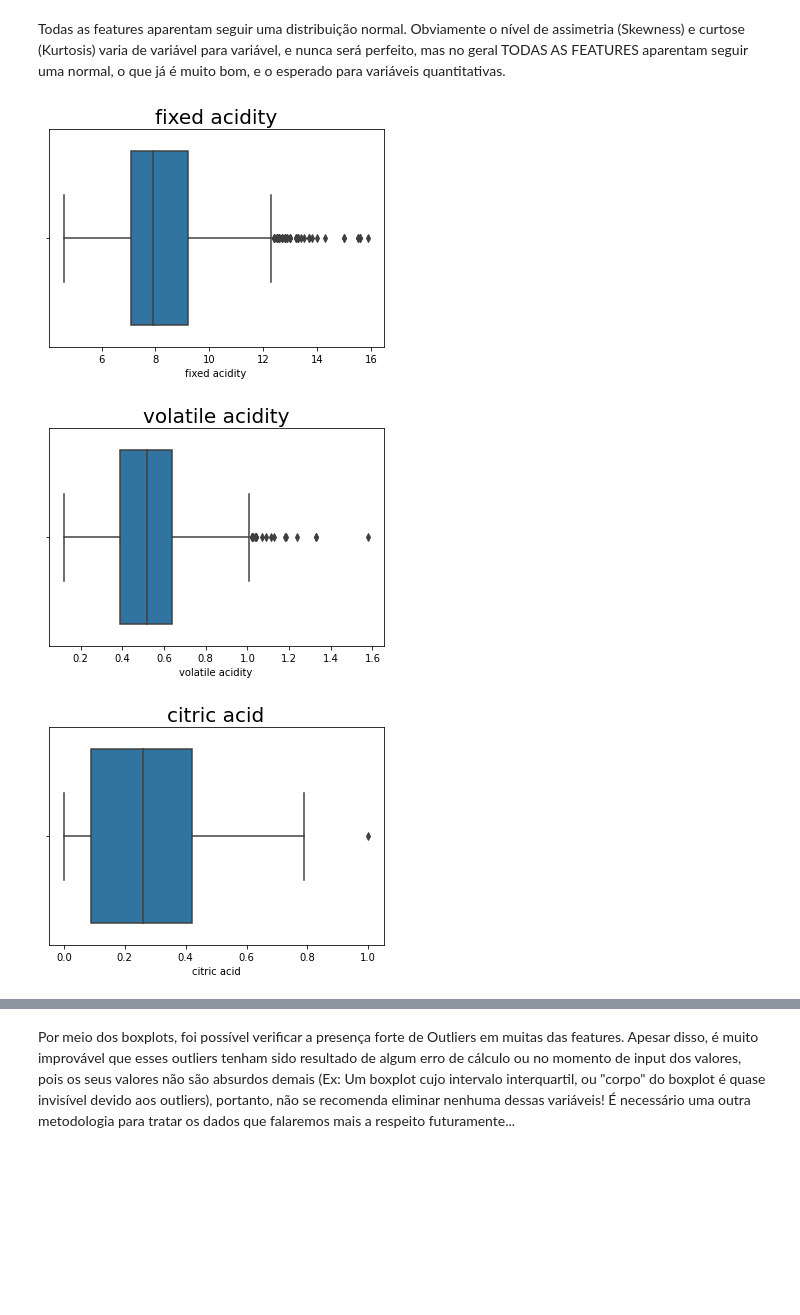
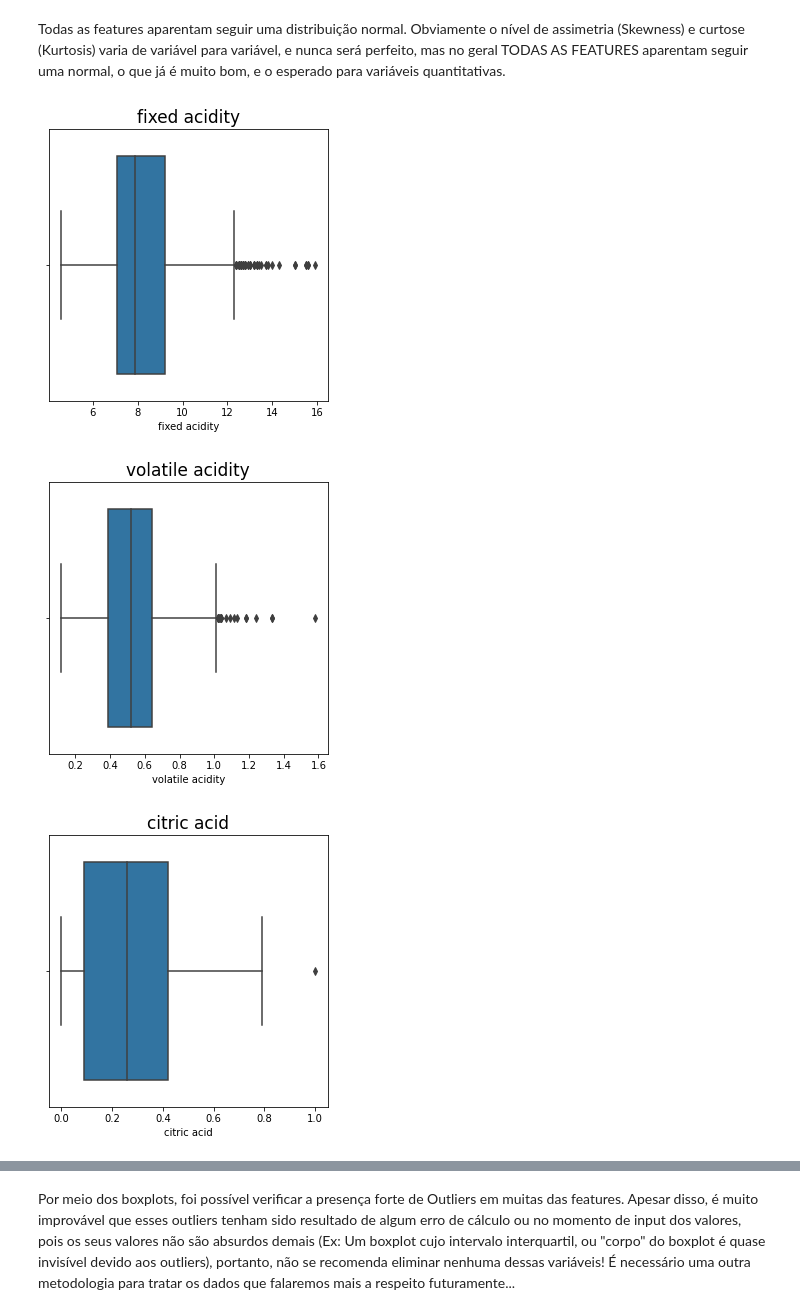
Before and after one commit to Ysgramor500/DataScienceInsper, a Jupyter notebook: DataScienceInsper - PI (Wine Kaggle).ipynb, the cells around one changed output, grey strips where cells are left out. Saved outputs shown, nothing was run; the diff lists cells and outputs as text; code cells hidden in the pictures; blank space fills up the shorter version.

```diff
--- a/DataScienceInsper - PI (Wine Kaggle).ipynb
+++ b/DataScienceInsper - PI (Wine Kaggle).ipynb
@@ -33,8 +38,8 @@ ProfileReport(df,minimal=True)
 # Análise de Outliers e Distribuição das features
 # %%
 for i in df.drop(columns='quality').columns:
-    plt.figure()
-    plt.title(i,fontsize =20)
+    plt.figure(figsize=(5,5))
+    plt.title(i,fontsize =18)
     sns.distplot(df[i])
     plt.show()
 # %% [output]
@@ -52,12 +57,12 @@ for i in df.drop(columns='quality').columns:
 # %% [markdown]
 Todas as features aparentam seguir uma distribuição normal. Obviamente o nível de assimetria (Skewness) e curtose (Kurtosis) varia de variável para variável, e nunca será perfeito, mas no geral TODAS AS FEATURES aparentam seguir uma normal, o que já é muito bom, e o esperado para variáveis quantitativas.
 # %%
-for i in df.drop(columns='quality').columns:
-    plt.figure()
-    plt.title(i,fontsize =20)
+for i in df.columns:
+    plt.figure(figsize=(5,5))
+    plt.title(i,fontsize =17)
     sns.boxplot(df[i])
     plt.show()
 # %% [output]
-[figure, old version]
+[figure, new version]
-[figure, old version]
+[figure, new version]
-[figure, old version]
+[figure, new version]
```
Also changed, not shown: parts of 31 cells of this notebook.
